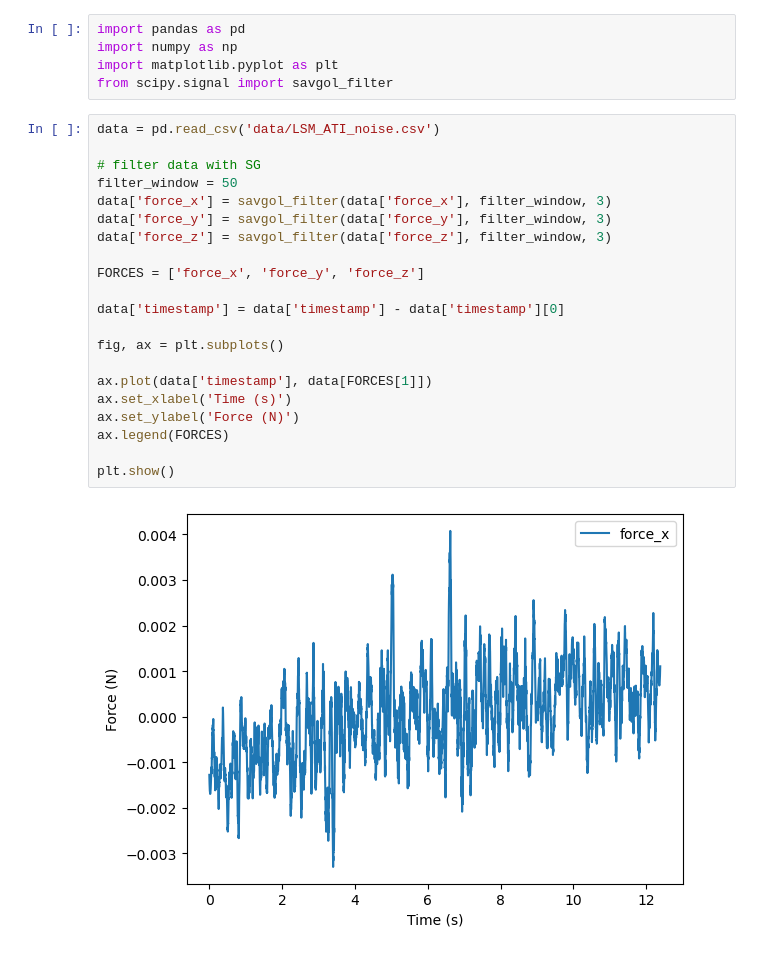
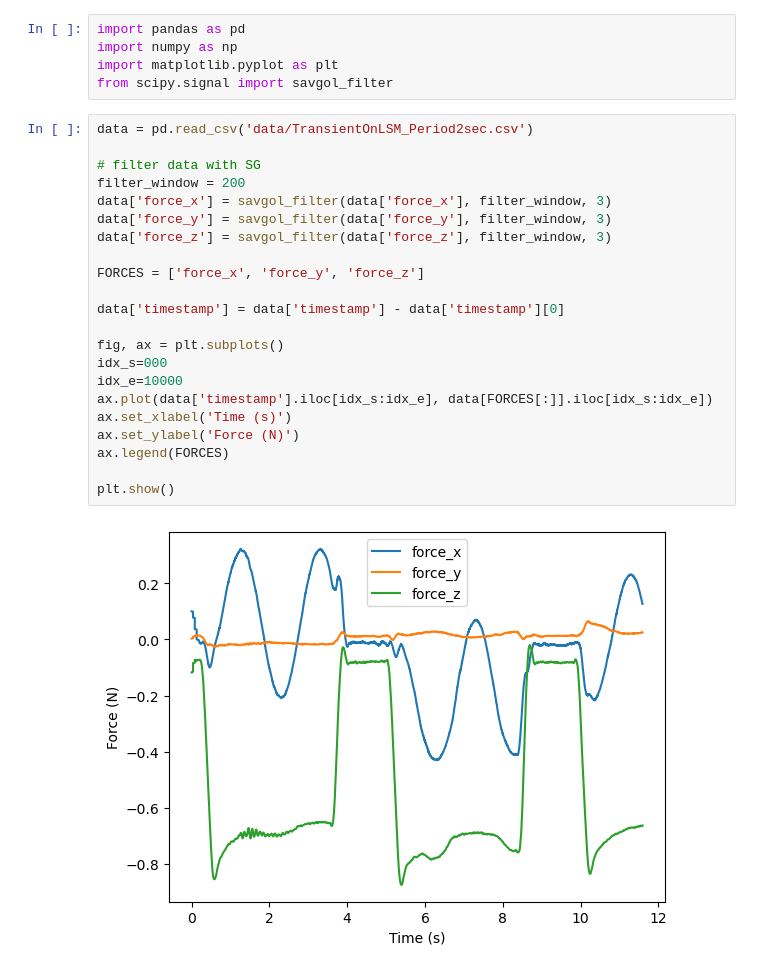
Before and after one commit to lnowakow/zaber_motion, a Jupyter notebook: velocity_controller.ipynb, the cells around one changed output. Saved outputs shown, nothing was run; the diff lists cells and outputs as text.

```diff
--- a/velocity_controller.ipynb
+++ b/velocity_controller.ipynb
@@ -85,25 +85,26 @@ import numpy as np
 import matplotlib.pyplot as plt
 from scipy.signal import savgol_filter
 # %%
-data = pd.read_csv('data/LSM_ATI_noise.csv')
+data = pd.read_csv('data/TransientOnLSM_Period2sec.csv')
 
 # filter data with SG
-filter_window = 50
+filter_window = 200
 data['force_x'] = savgol_filter(data['force_x'], filter_window, 3)
 data['force_y'] = savgol_filter(data['force_y'], filter_window, 3)
 data['force_z'] = savgol_filter(data['force_z'], filter_window, 3)
 
 FORCES = ['force_x', 'force_y', 'force_z']
 
 data['timestamp'] = data['timestamp'] - data['timestamp'][0]
 
 fig, ax = plt.subplots()
-
-ax.plot(data['timestamp'], data[FORCES[1]])
+idx_s=000
+idx_e=10000
+ax.plot(data['timestamp'].iloc[idx_s:idx_e], data[FORCES[:]].iloc[idx_s:idx_e])
 ax.set_xlabel('Time (s)')
 ax.set_ylabel('Force (N)')
 ax.legend(FORCES)
 
 plt.show()
 # %% [output]
-[figure, old version]
+[figure, new version]
```
Also changed, not shown: 2 other files.
